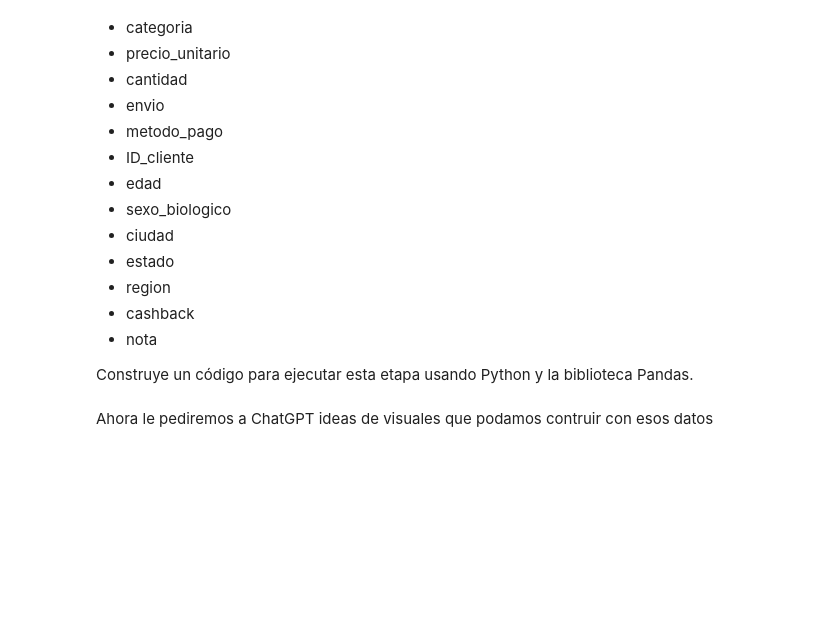
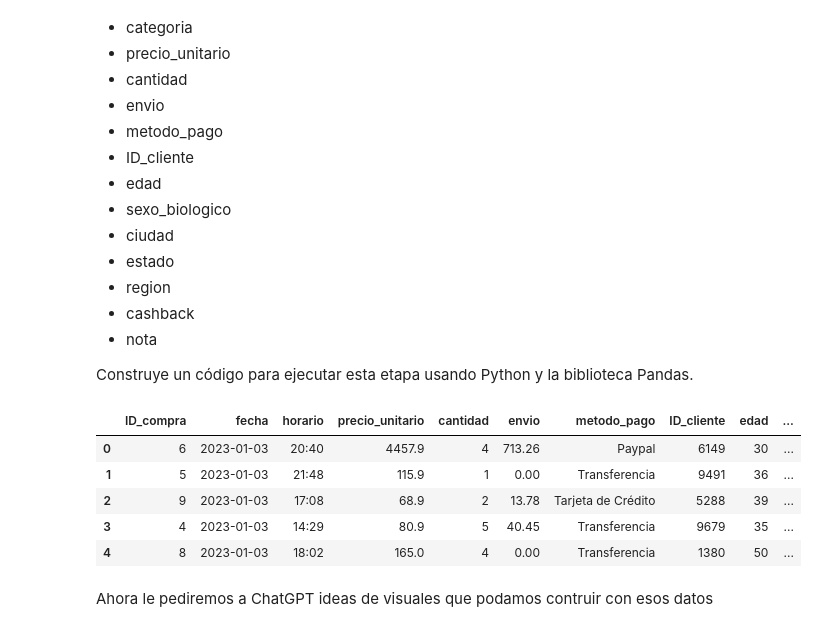
Before and after one commit to mg253a/IA_aplicada_a_ciencia_de_datos, a Jupyter notebook: IA_aplicada_a_ciencia_de_datos.ipynb, the cells around one changed output. Saved outputs shown, nothing was run; the diff lists cells and outputs as text; code cells hidden in the pictures; blank space fills up the shorter version.

```diff
--- a/IA_aplicada_a_ciencia_de_datos.ipynb
+++ b/IA_aplicada_a_ciencia_de_datos.ipynb
@@ -269,6 +269,26 @@ Ahora vamos a unir las dos bases de nuestro proyecto en una sola utilizando como
 * nota
 
 Construye un código para ejecutar esta etapa usando Python y la biblioteca Pandas.
+# %%
+# Suponiendo que ya tenemos los Dataframes 'clientes' y 'ventas' cargados
+
+# Unir los dataframes 'cientes' y 'ventas' utilizando "ID_compra" como llave
+df = pd.merge(ventas, clientes, on='ID_compra', how='inner')
+
+# Organizar las columnas en el orden deseado
+df = df[['ID_compra', 'fecha', 'horario', 'precio_unitario','cantidad', 'envio',
+         'metodo_pago', 'ID_cliente', 'edad', 'sexo_biologico', 'ciudad', 'estado',
+         'region', 'cashback', 'nota']]
+
+# Ver las primeras filas del DataFrame resultante
+df.head()
+# %% [output]
+|  | ID_compra | fecha | horario | precio_unitario | cantidad | envio | metodo_pago | ID_cliente | edad | ... |
+| 0 | 6 | 2023-01-03 | 20:40 | 4457.9 | 4 | 713.26 | Paypal | 6149 | 30 | ... |
+| 1 | 5 | 2023-01-03 | 21:48 | 115.9 | 1 | 0.00 | Transferencia | 9491 | 36 | ... |
+| 2 | 9 | 2023-01-03 | 17:08 | 68.9 | 2 | 13.78 | Tarjeta de Crédito | 5288 | 39 | ... |
+| 3 | 4 | 2023-01-03 | 14:29 | 80.9 | 5 | 40.45 | Transferencia | 9679 | 35 | ... |
+| 4 | 8 | 2023-01-03 | 18:02 | 165.0 | 4 | 0.00 | Transferencia | 1380 | 50 | ... |
 # %% [markdown]
 Ahora le pediremos a ChatGPT ideas de visuales que podamos contruir con esos datos
 # %% [markdown]
```
Also changed, not shown: parts of 1 cell of this notebook.
